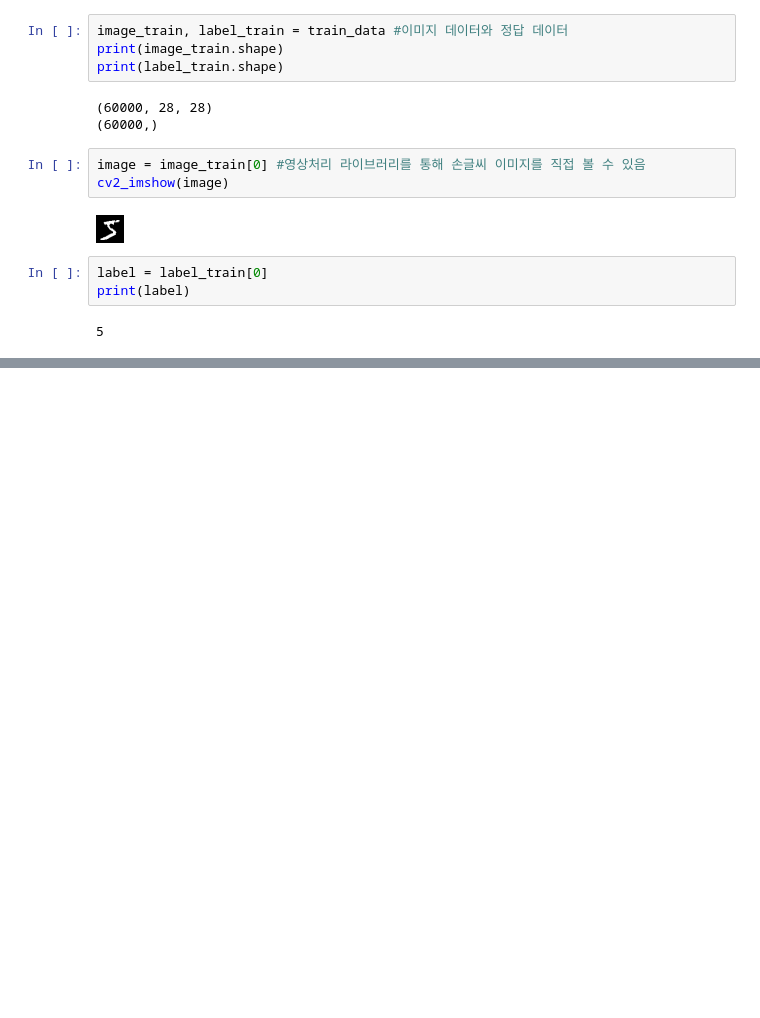
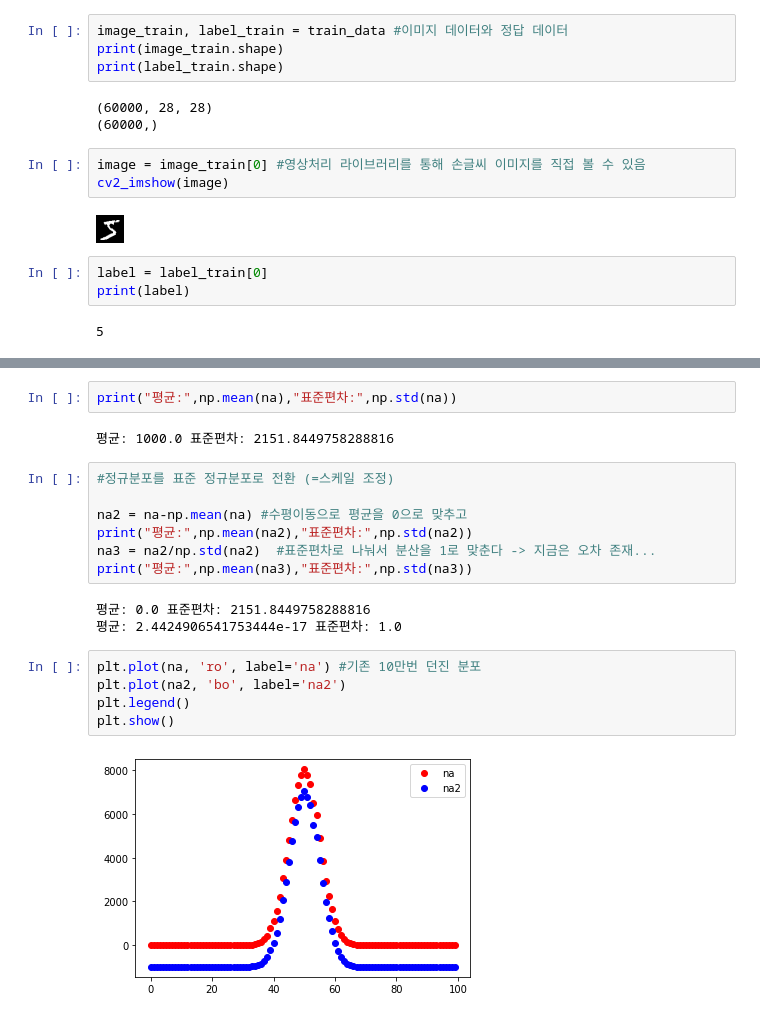
Before and after one commit to serinss/seSAC_Python_Class, a Jupyter notebook: 통계분석시각화_Numpy_활용하는_곳.ipynb, the cells around one changed output, grey strips where cells are left out. Saved outputs shown, nothing was run; the diff lists cells and outputs as text; blank space fills up the shorter version.

```diff
--- a/통계분석시각화_Numpy_활용하는_곳.ipynb
+++ b/통계분석시각화_Numpy_활용하는_곳.ipynb
@@ -117,0 +219,21 @@ print(label)
+# %%
+print("평균:",np.mean(na),"표준편차:",np.std(na))
+# %% [output]
+평균: 1000.0 표준편차: 2151.8449758288816
+# %%
+#정규분포를 표준 정규분포로 전환 (=스케일 조정)
+
+na2 = na-np.mean(na) #수평이동으로 평균을 0으로 맞추고
+print("평균:",np.mean(na2),"표준편차:",np.std(na2))
+na3 = na2/np.std(na2)  #표준편차로 나눠서 분산을 1로 맞춘다 -> 지금은 오차 존재...
+print("평균:",np.mean(na3),"표준편차:",np.std(na3))
+# %% [output]
+평균: 0.0 표준편차: 2151.8449758288816
+평균: 2.4424906541753444e-17 표준편차: 1.0
+# %%
+plt.plot(na, 'ro', label='na') #기존 10만번 던진 분포
+plt.plot(na2, 'bo', label='na2')
+plt.legend()
+plt.show()
+# %% [output]
+[figure, added]
```
Also changed, not shown: parts of 16 cells of this notebook.
